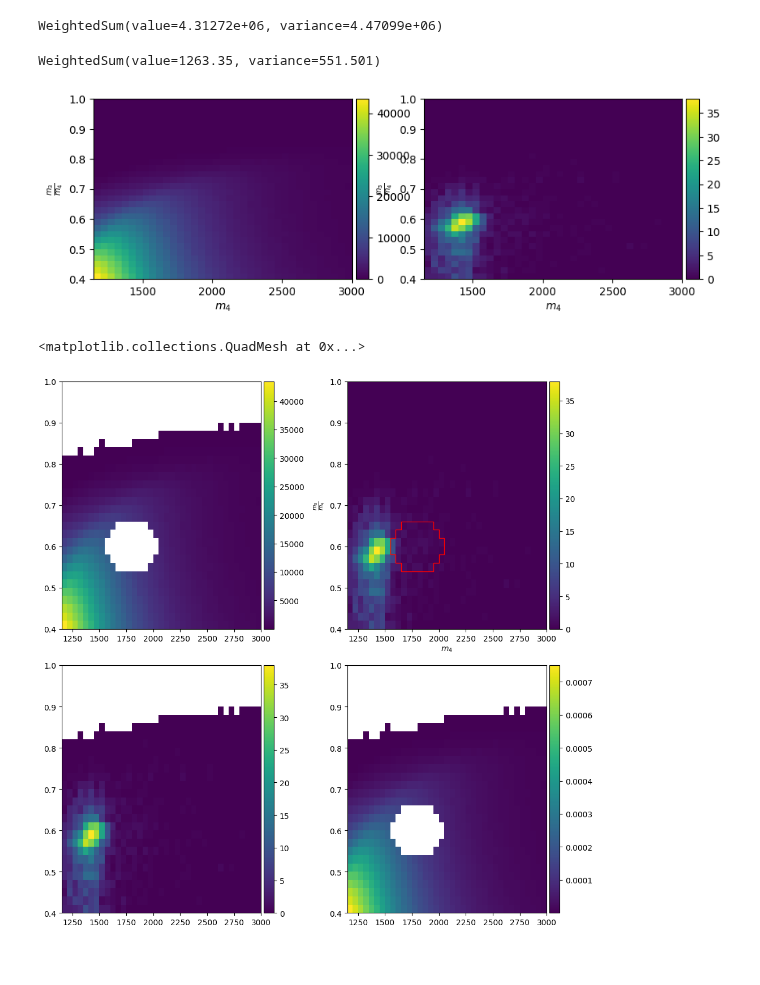
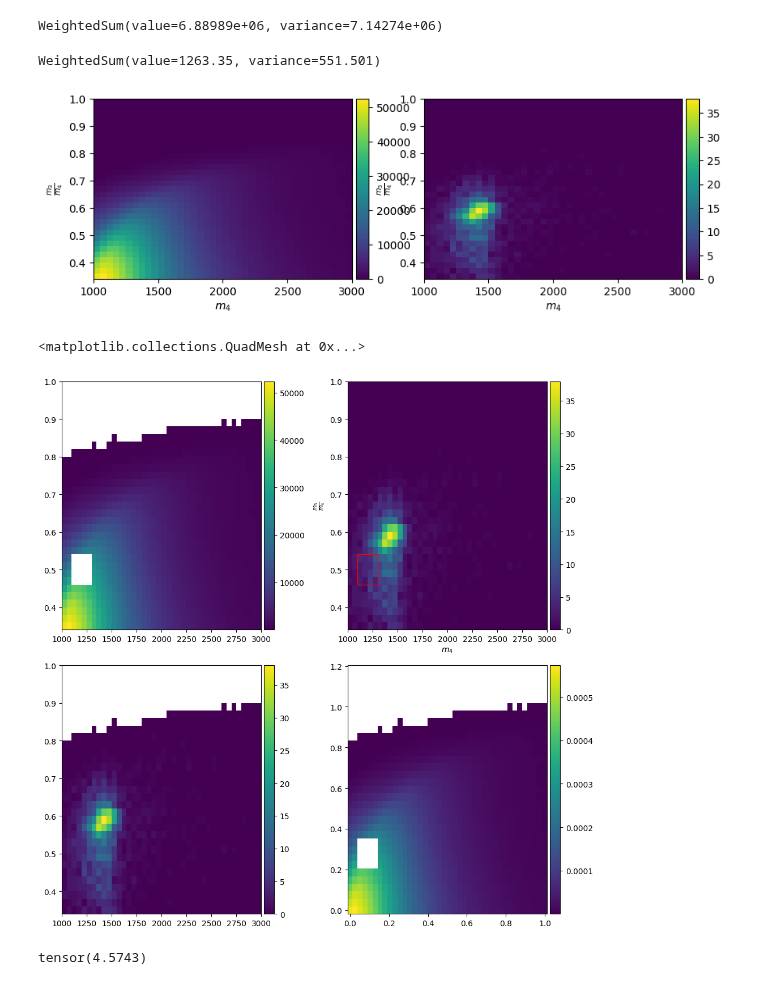
Before and after one commit to UMN-CMS/SingleStopCoffea, a Jupyter notebook: notebooks/multidim_fit.ipynb, the cells around one changed output. Drawn from its saved outputs; the diff is of its cells as text; code cells hidden in the pictures.

```diff
--- a/notebooks/multidim_fit.ipynb
+++ b/notebooks/multidim_fit.ipynb
@@ -67,7 +67,7 @@ complete_hist = hists["ratio_m14_vs_m24"]
 narrowed = complete_hist
 #orig =  complete_hist[...,hist.loc(1100):hist.loc(2500),hist.loc(400):hist.loc(2000)]
 #narrowed =  complete_hist[...,hist.loc(0):hist.loc(3000),hist.loc(0):hist.loc(1)]
-narrowed =  complete_hist[...,hist.loc(1150):hist.loc(3000),hist.loc(0.4):hist.loc(1)]
+narrowed =  complete_hist[...,hist.loc(1000):hist.loc(3000),hist.loc(0.35):hist.loc(1.0)]
 #orig = orig / orig.values().max()
 #narrowed =  complete_hist[...,hist.loc(1150):hist.loc(3000),hist.loc(400):hist.loc(3000)]
 #narrowed =  complete_hist[...,hist.loc(0):hist.loc(3000),hist.loc(0):hist.loc(3000)]
@@ -78,13 +78,13 @@ narrowed = narrowed[...,::hist.rebin(1),::hist.rebin(1)]
 qcd_hist = narrowed[bkg_name,...]
 #orig_qcd_hist = orig[bkg_name,...]
 
-sig_hist = sighists["ratio_m14_vs_m24"]["signal_312_1500_900",hist.loc(1150):hist.loc(3000),hist.loc(0.4):hist.loc(1)]
+sig_hist = sighists["ratio_m14_vs_m24"]["signal_312_1500_900",hist.loc(1000):hist.loc(3000),hist.loc(0.35):hist.loc(1)]
 
 qcd_hist = narrowed[bkg_name,...]
 true_sum = qcd_hist.sum()
 print(true_sum)
 # %% [output]
-WeightedSum(value=4.31272e+06, variance=4.47099e+06)
+WeightedSum(value=6.88989e+06, variance=7.14274e+06)
 # %%
 sig_hist.sum()
 # %% [output]
@@ -94,7 +94,7 @@ fig,ax= plt.subplots(1,2,figsize=(10,3))
 _ = drawAs2DHist(ax[0], PlotObject.fromHist(qcd_hist))
 _ = drawAs2DHist(ax[1], PlotObject.fromHist(sig_hist))
 # %% [output]
-[figure, old version]
+[figure, new version]
 # %%
 import fitting.regression as fr
 window = [(1300, 1750), (400, 700)]
@@ -103,40 +103,43 @@ mask_f = fr.rectMasker(window)
 #mask_f = fr.ellipseMasker(torch.tensor([1500.0,600.0]), 200.0,150.0)
 #mask_f = fr.ellipseMasker(torch.tensor([1400.0,0.6]), 150.0,0.05)
 mask_f = fr.ellipseMasker(torch.tensor([2000.0,0.6]), 150.0,0.05)
-mask_f = fr.ellipseMasker(torch.tensor([1800.0,0.6]), 250.0,0.06)
+mask_f = fr.ellipseMasker(torch.tensor([1200.0,0.5]), 100.0,0.05)
 #mask_f = fr.ellipseMasker(torch.tensor([1800.0,0.6]), 50.0,0.02)
 
 
 
 #mask_f = fr.ellipseMasker(torch.tensor([1500.0,1400.0]), 200.0,150.0)
 #mask_f = fr.ellipseMasker(torch.tensor([1450.0,0.59]), 150.0,0.05)
 #mask_f=None
 
 #mask_f = fr.ellipseMasker(torch.tensor([1200.0,0.6]), 200.0,0.05)
 exclude_less=0.001
 #mask_f = None
 train_data = regression.makeRegressionData(qcd_hist[hist.rebin(rebin),hist.rebin(rebin)], mask_f, exclude_less=exclude_less)
 test_data, m = regression.makeRegressionData(qcd_hist[hist.rebin(rebin),hist.rebin(rebin)], None, exclude_less=exclude_less, get_mask=True)
 train_transform = regression.getNormalizationTransform(train_data)
-test_transform = regression.getNormalizationTransform(test_data)
 normalized_train_data = train_transform.transform(train_data)
-normalized_test_data = test_transform.transform(test_data)
+normalized_test_data = train_transform.transform(test_data)
 
 fig,ax = plt.subplots(2,2,figsize=(10,10),layout="tight")
 fplt.simpleGrid(ax[0][0], train_data.E, train_data.X, train_data.Y)
 mask = regression.getBlindedMask(test_data.X, test_data.Y, test_data.Y, test_data.V, mask_f)
 squares = fplt.makeSquares(test_data.X[mask], test_data.E)
 points = fplt.getPolyFromSquares(squares)
 _=drawAs2DHist(ax[0][1], PlotObject.fromHist(sig_hist))
 poly = matplotlib.patches.Polygon(points, edgecolor="red", fill=False)
 ax[0][1].add_patch(poly)
 signal_data = regression.makeRegressionData(sig_hist[hist.rebin(rebin),hist.rebin(rebin)])
 signal_data = regression.DataValues(signal_data.X[m], signal_data.Y[m], signal_data.V[m], signal_data.E)
 fplt.simpleGrid(ax[1][0], signal_data.E, signal_data.X, signal_data.Y)
-fplt.simpleGrid(ax[1][1], train_data.E, train_data.X, normalized_train_data.V)
+fplt.simpleGrid(ax[1][1], normalized_train_data.E, normalized_train_data.X, normalized_train_data.V)
 # %% [output]
 <matplotlib.collections.QuadMesh at 0x...>
-[figure, old version]
+[figure, new version]
+# %%
+print(normalized_train_data.Y[0])
+# %% [output]
+tensor(4.5743)
 # %%
 use_cuda = True
 if torch.cuda.is_available() and use_cuda:
```
Also changed, not shown: parts of 16 cells of this notebook, 6 other files.
